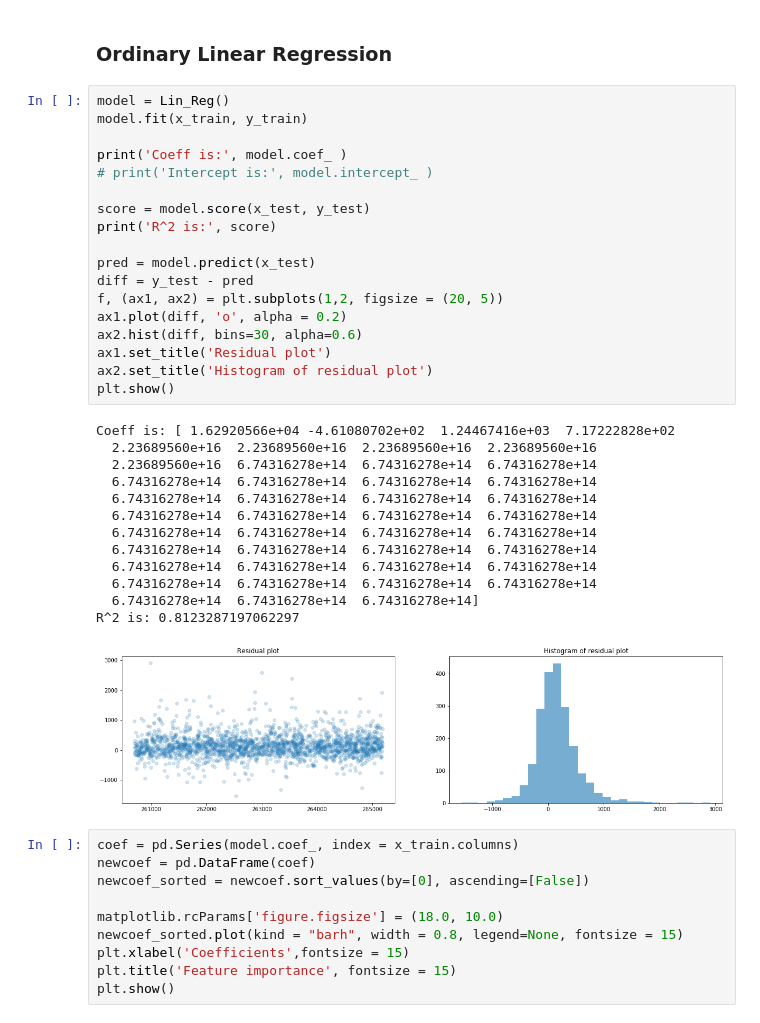
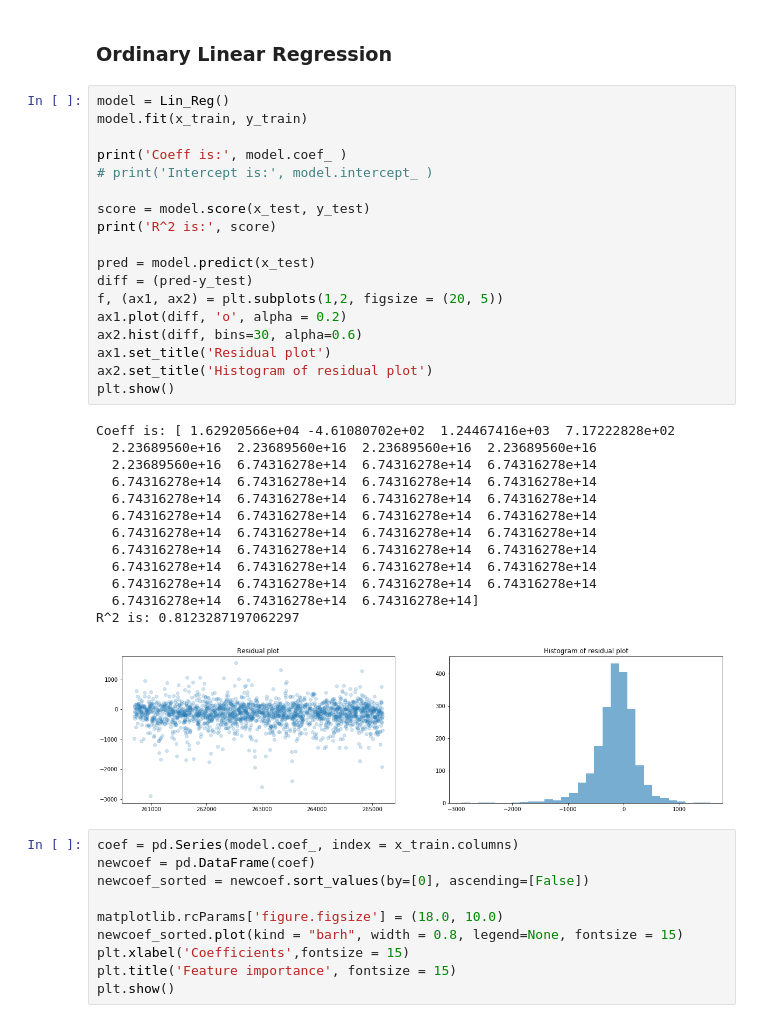
Before and after one commit to dw357/upon, a Jupyter notebook: fashionphile_dw.ipynb, the cells around one changed output. Drawn from its saved outputs; the diff is of its cells as text.

```diff
--- a/fashionphile_dw.ipynb
+++ b/fashionphile_dw.ipynb
@@ -280,35 +280,35 @@ y_test = y[6000:]
 # %%
 model = Lin_Reg()
 model.fit(x_train, y_train)
 
 print('Coeff is:', model.coef_ )
 # print('Intercept is:', model.intercept_ )
 
 score = model.score(x_test, y_test)
 print('R^2 is:', score)
 
 pred = model.predict(x_test)
-diff = y_test - pred
+diff = (pred-y_test)
 f, (ax1, ax2) = plt.subplots(1,2, figsize = (20, 5))
 ax1.plot(diff, 'o', alpha = 0.2)
 ax2.hist(diff, bins=30, alpha=0.6)
 ax1.set_title('Residual plot')
 ax2.set_title('Histogram of residual plot')
 plt.show()
 # %% [output]
 Coeff is: [ 1.62920566e+04 -4.61080702e+02  1.24467416e+03  7.17222828e+02
   2.23689560e+16  2.23689560e+16  2.23689560e+16  2.23689560e+16
   2.23689560e+16  6.74316278e+14  6.74316278e+14  6.74316278e+14
   6.74316278e+14  6.74316278e+14  6.74316278e+14  6.74316278e+14
   6.74316278e+14  6.74316278e+14  6.74316278e+14  6.74316278e+14
   6.74316278e+14  6.74316278e+14  6.74316278e+14  6.74316278e+14
   6.74316278e+14  6.74316278e+14  6.74316278e+14  6.74316278e+14
   6.74316278e+14  6.74316278e+14  6.74316278e+14  6.74316278e+14
   6.74316278e+14  6.74316278e+14  6.74316278e+14  6.74316278e+14
   6.74316278e+14  6.74316278e+14  6.74316278e+14  6.74316278e+14
   6.74316278e+14  6.74316278e+14  6.74316278e+14]
 R^2 is: 0.8123287197062297
-[figure, old version]
+[figure, new version]
 # %%
 coef = pd.Series(model.coef_, index = x_train.columns)
 newcoef = pd.DataFrame(coef)
```
Also changed, not shown: parts of 2 cells of this notebook.
